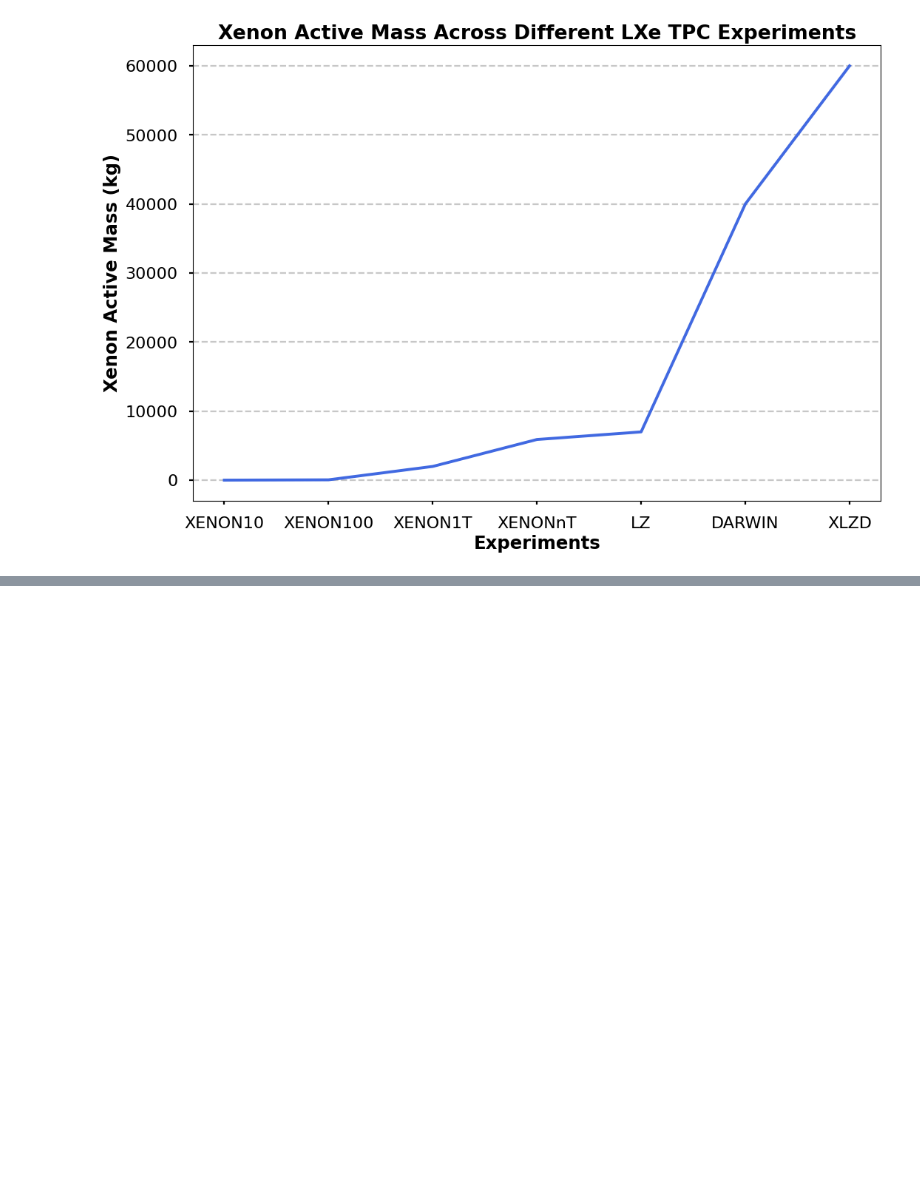
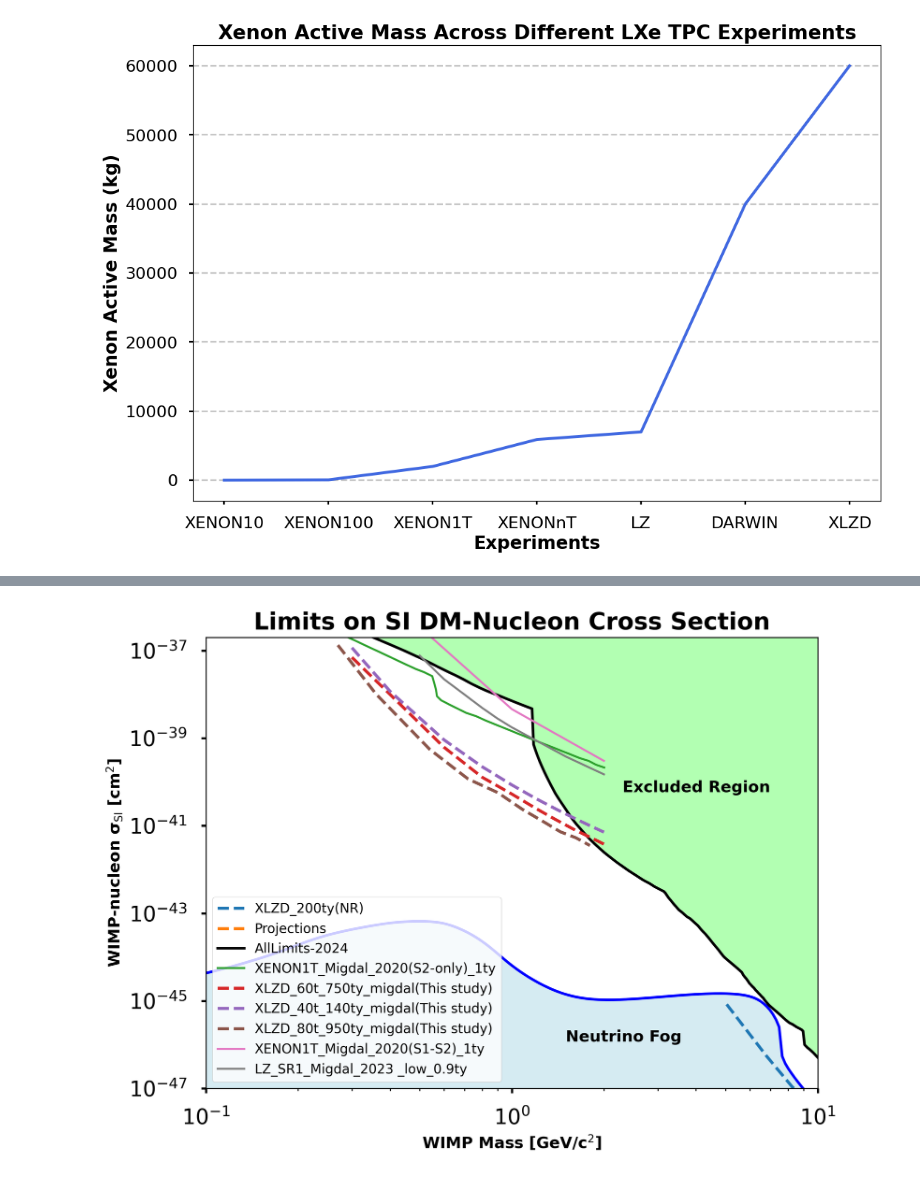
Before and after one commit to robertsjames/FlameFitSimple, a Jupyter notebook: analyses/sensitivity plots.ipynb, the cells around one changed output, grey strips where cells are left out. Saved outputs shown, nothing was run; the diff lists cells and outputs as text; code cells hidden in the pictures; blank space fills up the shorter version.

```diff
--- a/analyses/sensitivity plots.ipynb
+++ b/analyses/sensitivity plots.ipynb
@@ -136,0 +110,89 @@ plt.show()
+# %%
+import os
+import numpy as np
+import matplotlib.pyplot as plt
+
+def plot_data_from_files(master_path, filenames):
+    plt.style.use('seaborn-v0_8-poster')
+    fig, ax = plt.subplots(figsize=(8, 6), dpi=300)
+
+    projection_label = 'Projections'
+    label_added_projection = False
+    label_positions = []
+
+    missing_files = []
+
+    for filename in filenames:
+        file_path = os.path.join(master_path, filename)
+        if not os.path.exists(file_path):
+            missing_files.append(filename)
+            continue
+
+        data = np.loadtxt(file_path)
+        x, y = data[:, 0], data[:, 1]
+
+        offset_values = {
+            'XLZD_200ty(NR).txt': 1.,
+            'XLZD_40t_140ty_migdal(This study).txt': 1.,
+            'XLZD_60t_750ty_migdal(This study).txt': 1.,
+            'XLZD_80t_950ty_migdal(This study).txt': 0.9,
+        }
+
+        if filename in offset_values:
+            x_offset = x * offset_values[filename]
+            line, = ax.plot(x_offset, y, label=filename.replace('.txt', ''), lw=2.3, linestyle='--', alpha=1.)
+
+            if filename in ['XLZD_200ty(NR).txt', 'XLZD_40t_140ty_migdal(This study).txt',
+                            'XLZD_60t_750ty_migdal(This study).txt', 'XLZD_80t_950ty_migdal(This study).txt']:
+                if not label_added_projection:
+                    ax.plot([], [], label=projection_label, linestyle='--', lw=2.3, alpha=1.)
+                    label_added_projection = True
+
+        elif filename == 'neutrino_fog.txt':
+            ax.plot(x, y, color='blue', lw=2)
+            ax.fill_between(x, y, color='lightblue', alpha=0.5)
+            ax.text(1.5, 1e-46, "Neutrino Fog", color='black', fontsize=12,
+                    ha='left', va='bottom', fontweight='bold')
+
+        elif filename == 'AllLimits-2024.txt':
+            line, = ax.plot(x, y, color="black", label=filename.replace('.txt', ''), lw=2)
+            ax.fill_between(x, y, ax.get_ylim()[1], color='lime', alpha=0.3)
+            ax.text(2.3, 5e-41, 'Excluded Region', color='black', fontsize=12,
+                    ha='left', va='bottom', fontweight='bold')
+
+        else:
+            line, = ax.plot(x, y, label=filename.replace('.txt', ''), lw=1.5)
+
+        if filename != 'neutrino_fog.txt':
+            x_label = x[int(len(x) * 0.7)]
+            y_label = y[int(len(x) * 0.7)] * 1.5
+
+    if missing_files:
+        print(f"Missing files: {', '.join(missing_files)}")
+
+    ax.set_xscale('log')
+    ax.set_yscale('log')
+    ax.set_xlim([0.1, 10])
+    ax.set_ylim([1e-47, 2e-37])
+    ax.set_xlabel(r'WIMP Mass [GeV/c$^2$]', fontsize=12, fontweight='bold')
+    ax.set_ylabel(r'WIMP-nucleon $\mathbf{\sigma_{\mathbf{\rm SI}}}$ [cm$^2$]', fontsize=12, fontweight='bold')
+    ax.set_title("Limits on SI DM-Nucleon Cross Section", fontsize=18, fontweight='bold')
+
+    ax.legend(loc='lower left', fontsize=10)
+    plt.tight_layout()
+    plt.show()
+
+master_path = '/Users/amirr/Desktop/Flame/FlameFitSimple/analyses/Plotting'
+filenames = [
+    'XLZD_200ty(NR).txt', 'neutrino_fog.txt',
+    "AllLimits-2024.txt", "XENON1T_Migdal_2020(S2-only)_1ty.txt",
+    "XLZD_60t_750ty_migdal(This study).txt",
+    "XLZD_40t_140ty_migdal(This study).txt",
+    "XLZD_80t_950ty_migdal(This study).txt",
+    'XENON1T_Migdal_2020(S1-S2)_1ty.txt',
+    "LZ_SR1_Migdal_2023 _low_0.9ty.txt"
+]
+
+plot_data_from_files(master_path, filenames)
+# %% [output]
+[figure, added]
```
Also changed, not shown: parts of 2 cells of this notebook.
